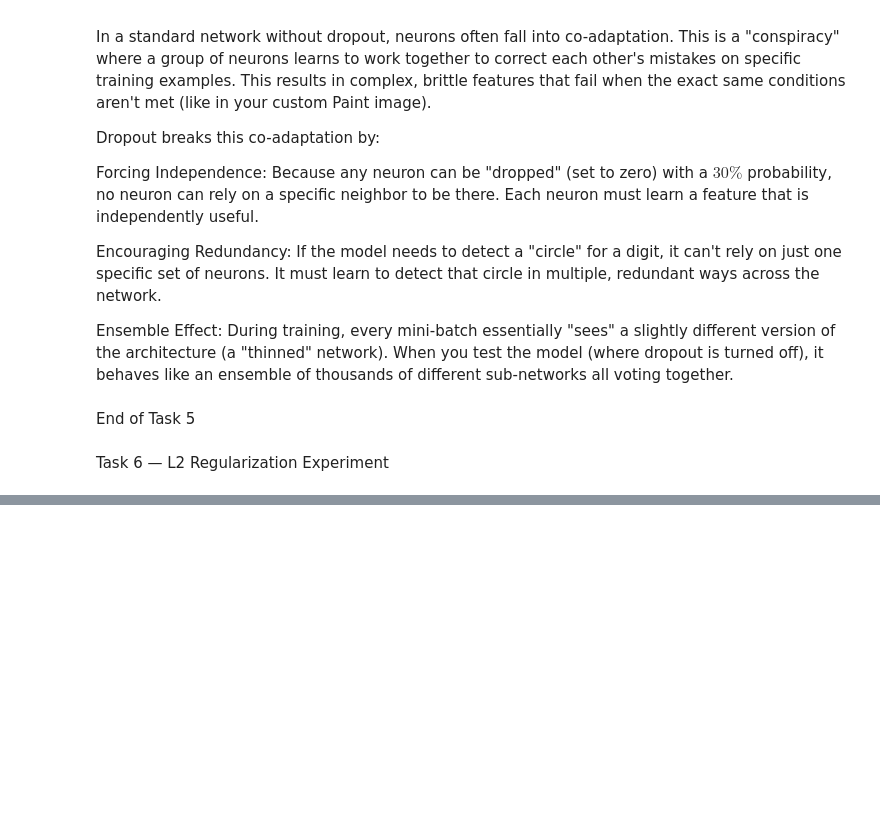
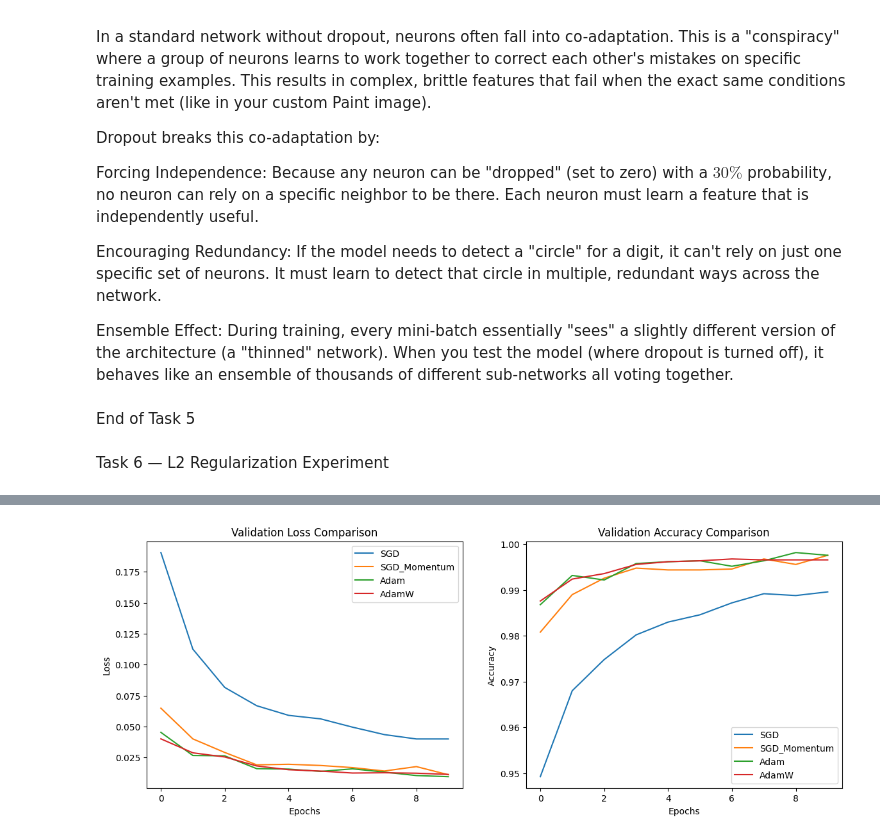
Before and after one commit to menna480/AI_diploma_master, a Jupyter notebook: notebook.ipynb, the cells around one changed output, grey strips where cells are left out. Saved outputs shown, nothing was run; the diff lists cells and outputs as text; code cells hidden in the pictures; blank space fills up the shorter version.

```diff
--- a/notebook.ipynb
+++ b/notebook.ipynb
@@ -1025,0 +1347,26 @@ Task 6 — L2 Regularization Experiment
+# %%
+import matplotlib.pyplot as plt
+
+plt.figure(figsize=(14, 5))
+
+# Plot Validation Loss (Stability/Convergence)
+plt.subplot(1, 2, 1)
+for name, hist in results.items():
+    plt.plot(hist['val_loss'], label=name)
+plt.title('Validation Loss Comparison')
+plt.xlabel('Epochs')
+plt.ylabel('Loss')
+plt.legend()
+
+# Plot Validation Accuracy (Speed)
+plt.subplot(1, 2, 2)
+for name, hist in results.items():
+    plt.plot(hist['val_accuracy'], label=name)
+plt.title('Validation Accuracy Comparison')
+plt.xlabel('Epochs')
+plt.ylabel('Accuracy')
+plt.legend()
+
+plt.show()
+# %% [output]
+[figure, added]
```
Also changed, not shown: parts of 52 cells of this notebook.
